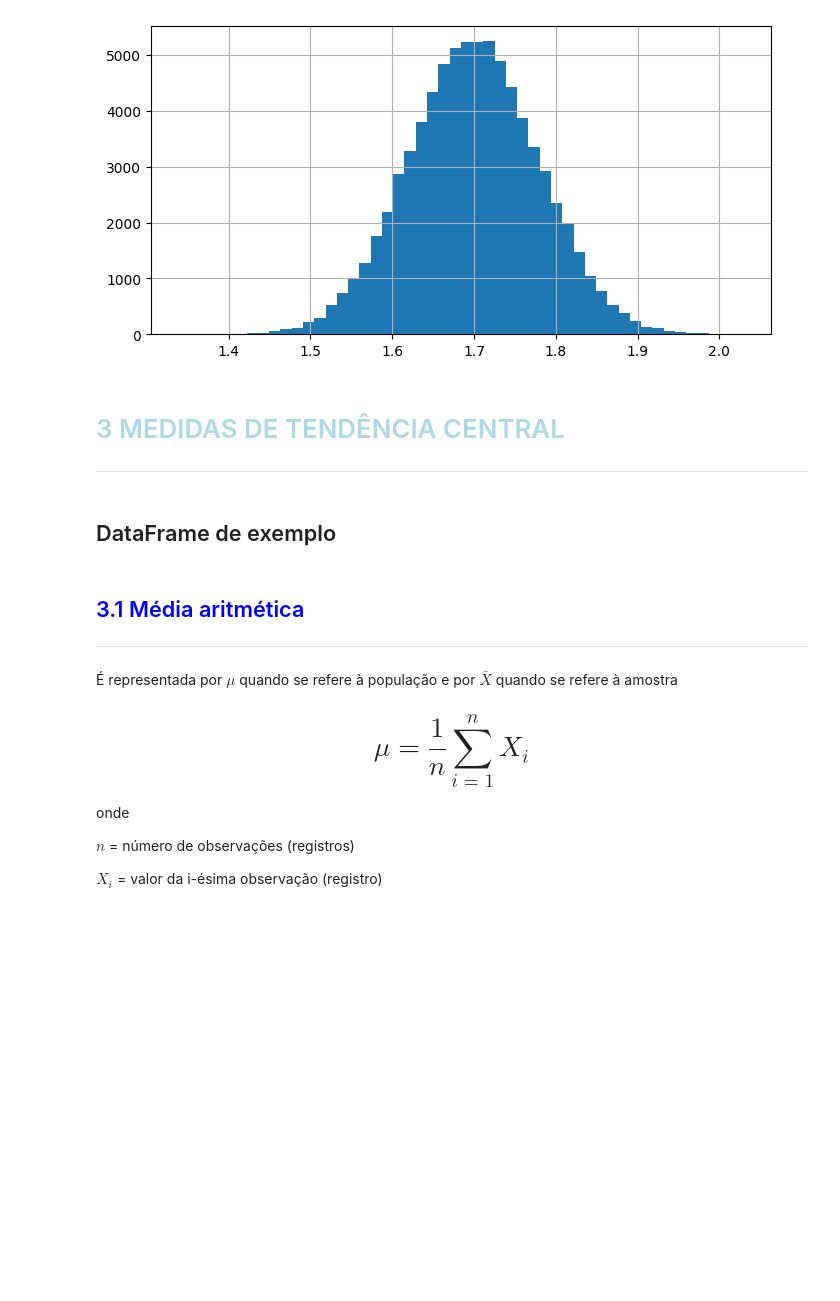
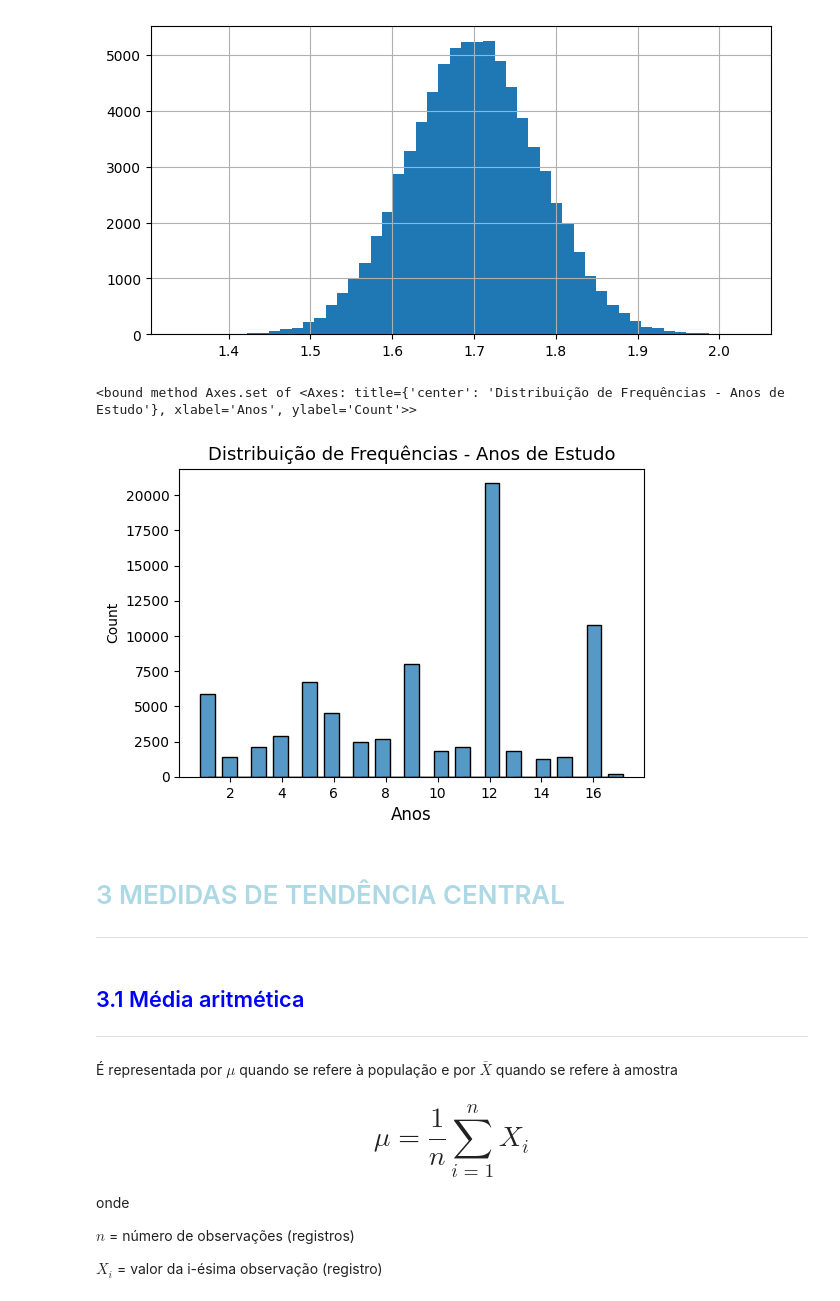
Before and after one commit to DiogoWorkGit/Python_Notebooks, a Jupyter notebook: Notebooks/Curso_de_Estatística_Parte_1.ipynb, the cells around one changed output. Drawn from its saved outputs; the diff is of its cells as text; code cells hidden in the pictures; blank space fills up the shorter version.

```diff
--- a/Notebooks/Curso_de_Estatística_Parte_1.ipynb
+++ b/Notebooks/Curso_de_Estatística_Parte_1.ipynb
@@ -528,11 +528,19 @@ dados.Altura.hist(bins= 50, figsize=(8,4))
 # %% [output]
 <Axes: >
 [figure]
+# %%
+ax = sns.histplot(dados['Anos de Estudo'],
+                  shrink= 2)
+ax.figure.set_size_inches(6, 4)
+ax.set_title('Distribuição de Frequências - Anos de Estudo', fontsize= 13)
+ax.set_xlabel('Anos', fontsize= 12)
+ax.set
+# %% [output]
+<bound method Axes.set of <Axes: title={'center': 'Distribuição de Frequências - Anos de Estudo'}, xlabel='Anos', ylabel='Count'>>
+[figure, added]
 # %% [markdown]
 # <font color=lightblue>3 MEDIDAS DE TENDÊNCIA CENTRAL</font>
 ***
-# %% [markdown]
-## DataFrame de exemplo
 # %% [markdown]
 ## <font color=blue>3.1 Média aritmética</font>
 ***
```
Also changed, not shown: parts of 9 cells of this notebook.
